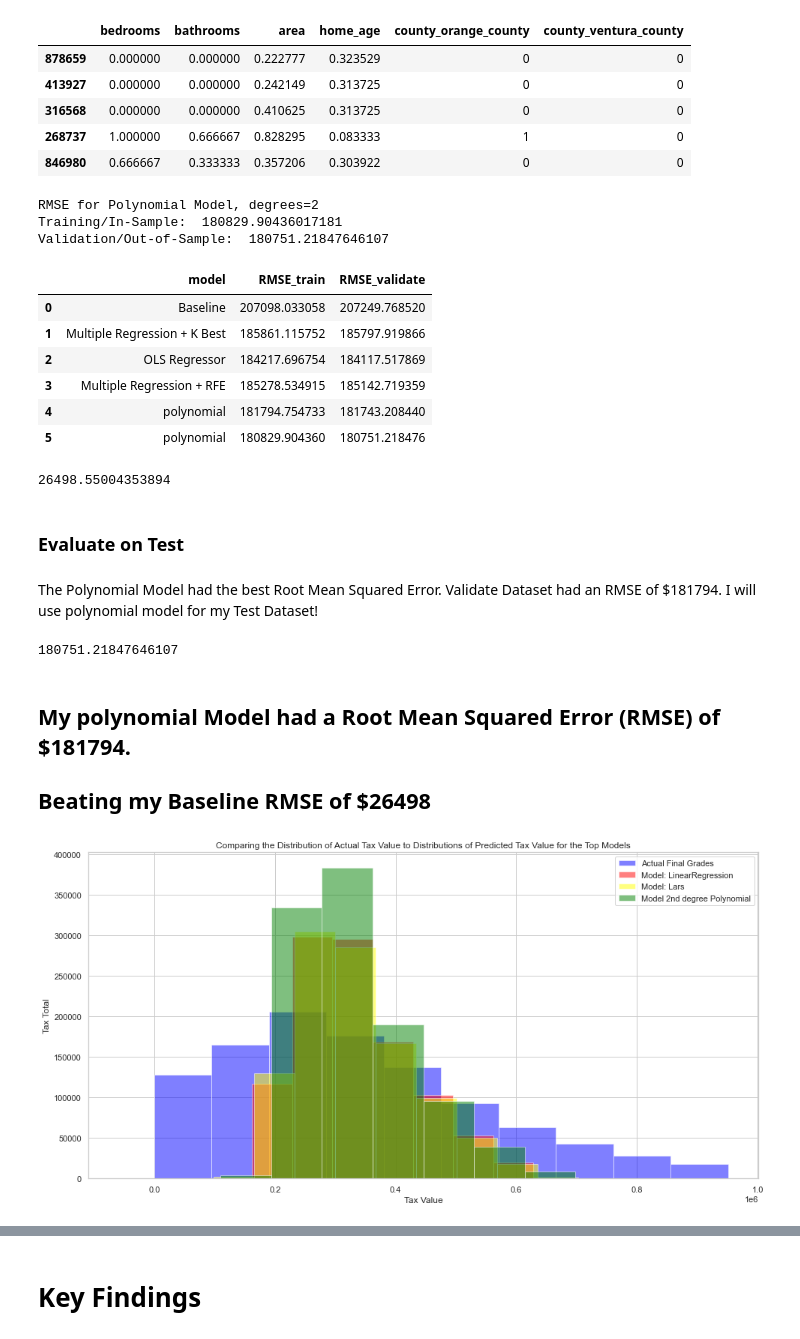
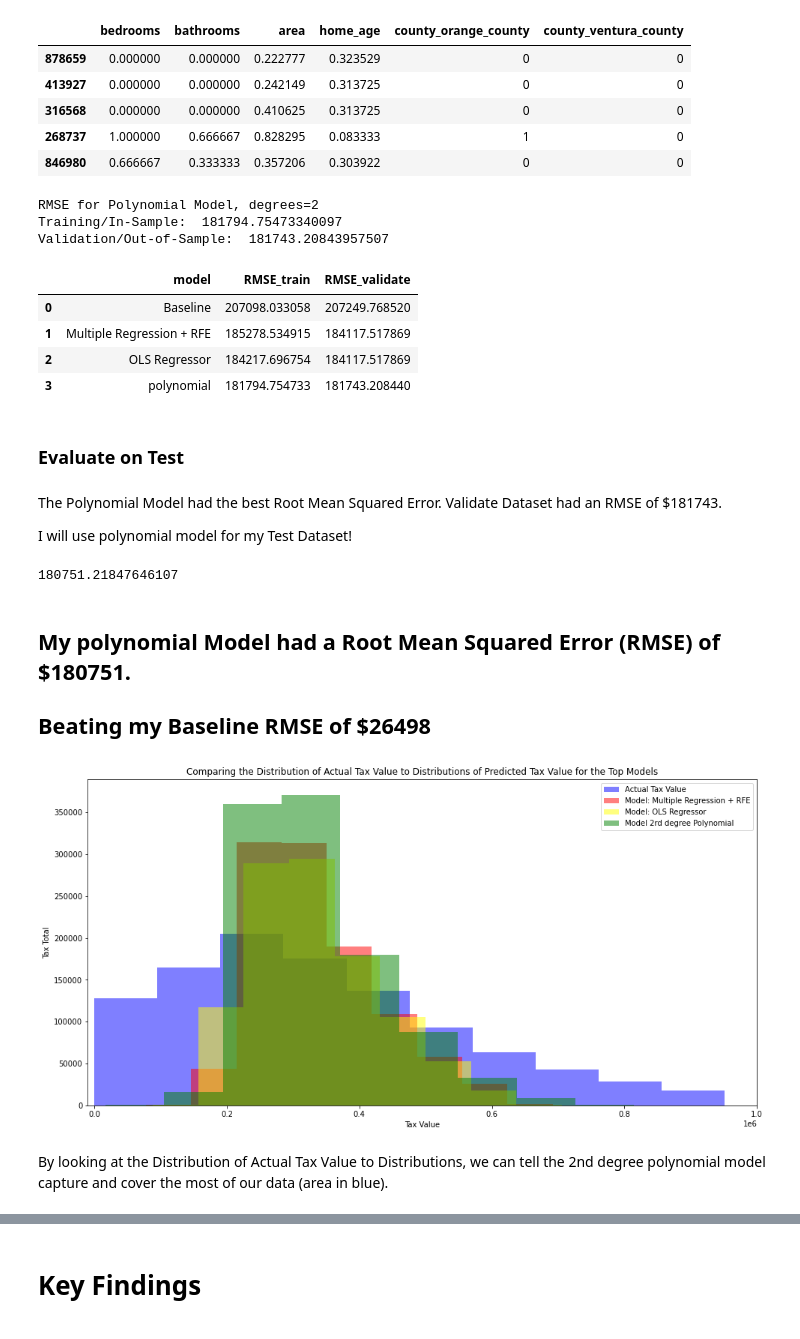
Before and after one commit to ellaxu43/zillow_regression_project, a Jupyter notebook: final_report.ipynb, the cells around one changed output, grey strips where cells are left out. Drawn from its saved outputs; the diff is of its cells as text; code cells hidden in the pictures.

```diff
--- a/final_report.ipynb
+++ b/final_report.ipynb
@@ -530,4 +532,13 @@ X_test_degree2 = pf.transform(X_test_scaled)
 # %%
+# make the polynomial features to get a new set of features
+pf = PolynomialFeatures(degree =2)
+
+# fit and transform X_train_scaled
+X_train_degree2 = pf.fit_transform(X_train_scaled)
+
+# transform X_validate_scaled & X_test_scaled
+X_validate_degree2 = pf.transform(X_validate_scaled)
+X_test_degree2 = pf.transform(X_test_scaled)
 # create the model object
 lm2 = LinearRegression(normalize=True)
 
@@ -551,8 +562,8 @@ print("RMSE for Polynomial Model, degrees=2\nTraining/In-Sample: ", rmse_train,
       "\nValidation/Out-of-Sample: ", rmse_validate)
 # %% [output]
 RMSE for Polynomial Model, degrees=2
-Training/In-Sample:  180829.90436017181
-Validation/Out-of-Sample:  180751.21847646107
+Training/In-Sample:  181794.75473340097
+Validation/Out-of-Sample:  181743.20843957507
 # %%
 metric_df = metric_df.append({
     'model': 'polynomial',
@@ -563,20 +574,16 @@ metric_df
 # %% [output]
 |  | model | RMSE_train | RMSE_validate |
 | 0 | Baseline | 207098.033058 | 207249.768520 |
-| 1 | Multiple Regression + K Best | 185861.115752 | 185797.919866 |
+| 1 | Multiple Regression + RFE | 185278.534915 | 184117.517869 |
 | 2 | OLS Regressor | 184217.696754 | 184117.517869 |
-| 3 | Multiple Regression + RFE | 185278.534915 | 185142.719359 |
-| 4 | polynomial | 181794.754733 | 181743.208440 |
-| 5 | polynomial | 180829.904360 | 180751.218476 |
+| 3 | polynomial | 181794.754733 | 181743.208440 |
-# %%
-207249.768520 - 180751.21847646107
-# %% [output]
-26498.55004353894
 # %% [markdown]
 ### Evaluate on Test
 # %% [markdown]
 The Polynomial Model had the best Root Mean Squared Error.
-Validate Dataset had an RMSE of $181794.
+Validate Dataset had an RMSE of $181743.
+
+
 I will use polynomial model for my Test Dataset!
 # %%
 # predict validate
@@ -589,20 +596,23 @@ rmse_test
 # %% [output]
 180751.21847646107
 # %% [markdown]
-## My polynomial Model had a Root Mean Squared Error (RMSE) of $181794.
+## My polynomial Model had a Root Mean Squared Error (RMSE) of $180751.
 
 ## Beating my Baseline RMSE of $26498
 # %%
 # plot to visualize actual vs predicted.
 plt.figure(figsize=(16,8))
 plt.hist(y_train.tax_value, color='blue', alpha=.5, label="Actual Tax Value")
-plt.hist(y_train.prediction, color='red', alpha=.5, label="Model: LinearRegression")
-plt.hist(y_train.OLS, color='yellow', alpha=.5, label="Model: Lars")
-plt.hist(y_train.polynomial, color='green', alpha=.5, label="Model 2nd degree Polynomial")
+plt.hist(y_train.RFE, color='red', alpha=.5, label="Model: Multiple Regression + RFE")
+plt.hist(y_train.OLS, color='yellow', alpha=.5, label="Model: OLS Regressor")
+plt.hist(y_train.polynomial, color='green', alpha=.5, label="Model 2rd degree Polynomial")
 plt.xlabel("Tax Value")
 plt.ylabel("Tax Total")
 plt.title("Comparing the Distribution of Actual Tax Value to Distributions of Predicted Tax Value for the Top Models")
 plt.legend()
+plt.xlim(-10000,1000000)
 plt.show()
 # %% [output]
-[figure, old version]
+[figure, new version]
+# %% [markdown]
+By looking at the Distribution of Actual Tax Value to Distributions, we can tell the 2nd degree polynomial model capture and cover the most of our data (area in blue).
```
Also changed, not shown: parts of 15 cells of this notebook.
